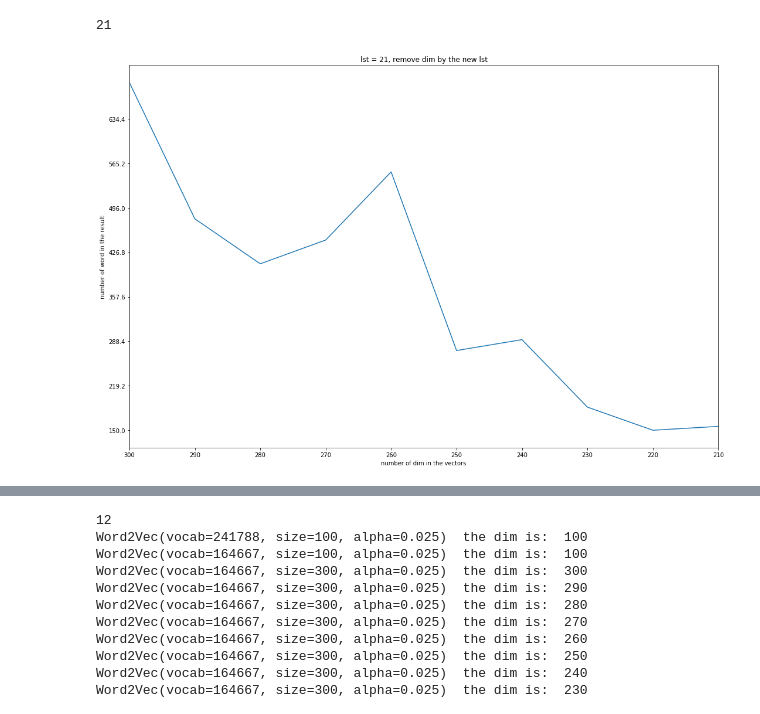
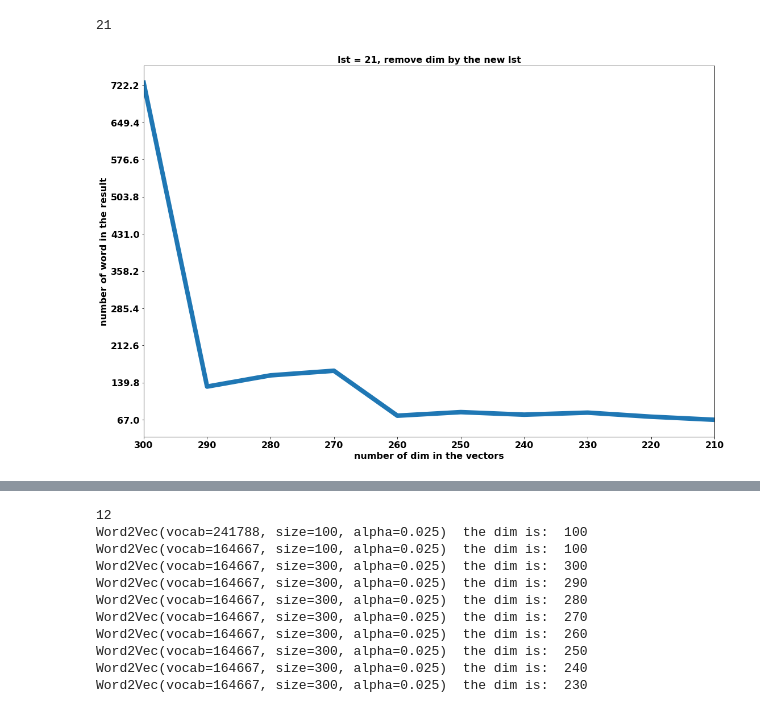
Before and after one commit to avi-by/Word2vecProject, a Jupyter notebook: some graph.ipynb, the cells around one changed output, grey strips where cells are left out. Drawn from its saved outputs; the diff is of its cells as text; code cells hidden in the pictures.

Commit message:
hitmap updates, start check words

```diff
--- a/some graph.ipynb
+++ b/some graph.ipynb
@@ -34,6 +34,6 @@ lst=['נר"ו',
 # %%
 arr =[]
 arr.append((lst,gensim.models.Word2Vec.load("w2v_56_300dim_heb")))
-for i in range(10,110,10):
-    arr.append(utils.remove_dim_and_words(lst,gensim.models.Word2Vec.load("w2v_56_300dim_heb"),i,6))
-arr[0]=(utils.remove_words_from_lst(lst,arr[0][1],6),arr[0][1])
+for i in range(0,300,25):
+    arr.append(utils.remove_dim_and_words(lst,gensim.models.Word2Vec.load("w2v_56_300dim_heb"),i,0))
+#arr[0]=(utils.remove_words_from_lst(lst,arr[0][1],6),arr[0][1])
@@ -67,19 +108,19 @@ import matplotlib.pyplot as plt
 # %%
 x = range(300,200,-10)
 q=[]
 for i in range(len(arr)-1):
         q.append(len(utils.one_mean(arr[i][0],arr[i][1])))
-plt.plot(x,q)
-plt.xlabel("number of dim in the vectors")
-plt.ylabel("number of word in the result")
+plt.plot(x,q,linewidth=8)
+plt.xlabel("number of dim in the vectors",fontweight='bold',fontsize=16)
+plt.ylabel("number of word in the result",fontweight='bold',fontsize=16)
 plt.gca().invert_xaxis()
 fig_size = plt.gcf().get_size_inches() #Get current size
 sizefactor = 3 #Set a zoom factor
 # Modify the current size by the factor
 plt.gcf().set_size_inches(sizefactor * fig_size)
-plt.xticks(numpy.arange(min(x), max(x)+1, 10.0))
-plt.yticks(numpy.arange(min(q), max(q)+1, ( max(q)+1)/10))
-plt.title("lst = "+str(len(arr[10][0]))+", remove dim by the new lst")
+plt.xticks(numpy.arange(min(x), max(x)+1, 10.0),fontweight='bold',fontsize=16)
+plt.yticks(numpy.arange(min(q), max(q)+1, ( max(q)+1)/10),fontweight='bold',fontsize=16)
+plt.title("lst = "+str(len(arr[10][0]))+", remove dim by the new lst",fontweight='bold',fontsize=16)
 plt.show()
 # %% [output]
-[figure, old version]
+[figure, new version]
```
Also changed, not shown: parts of 27 cells of this notebook, 16 other files.
